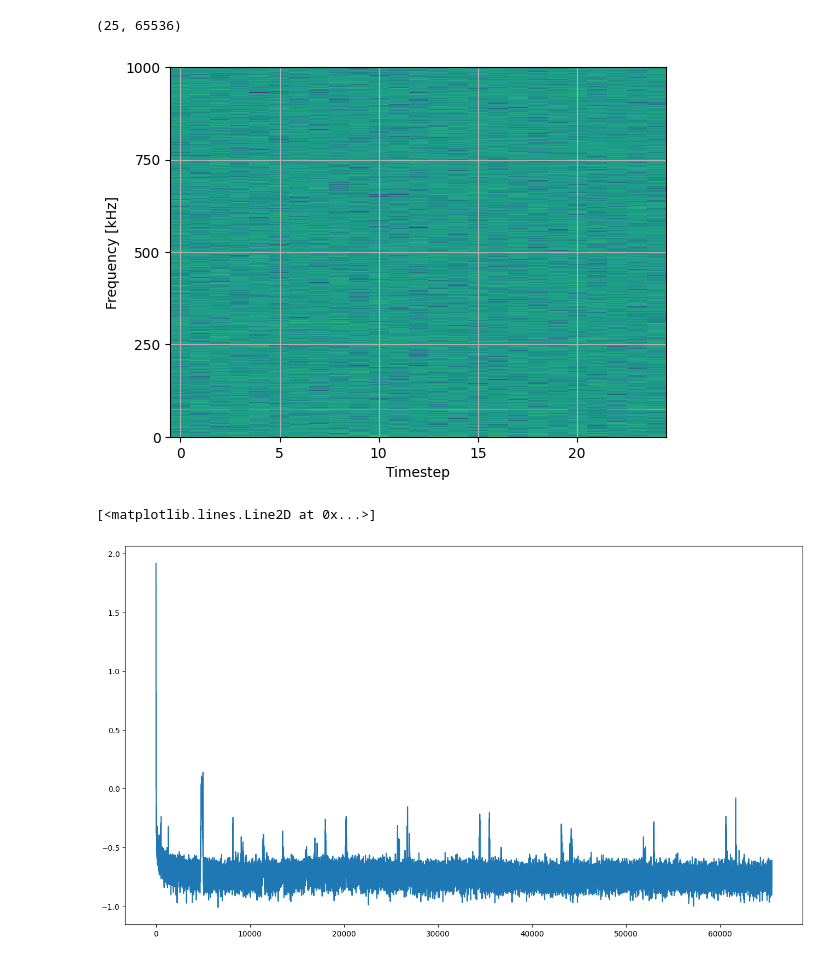
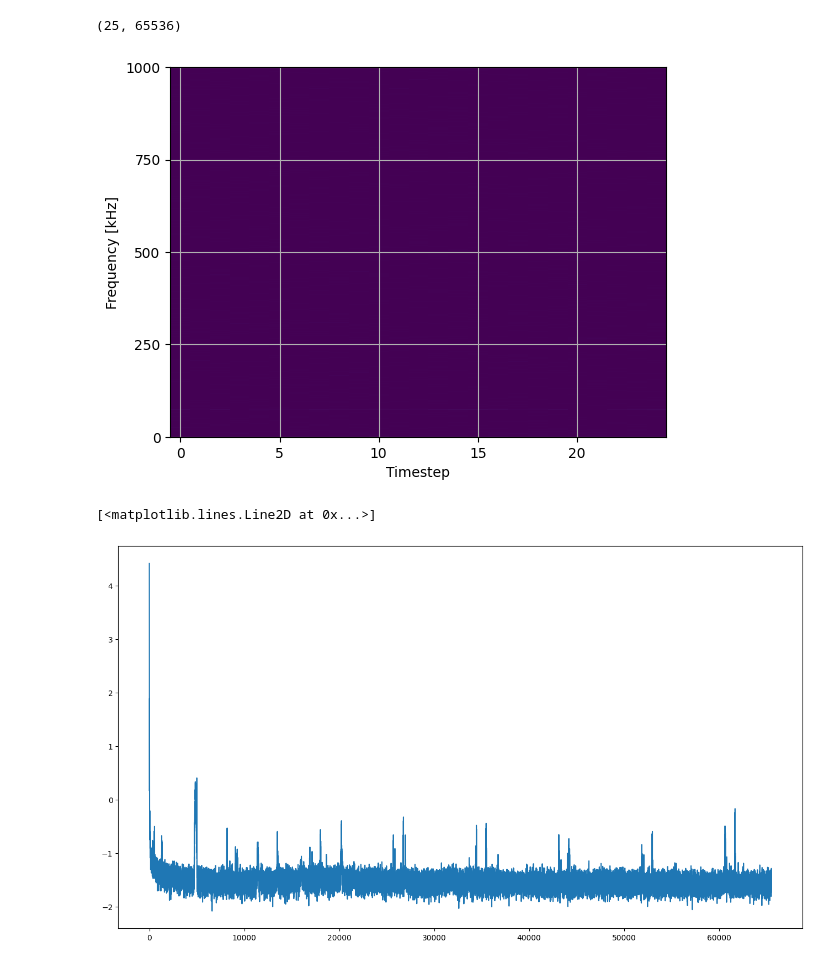
Before and after one commit to fair-acc/pulsed-power-ml, a Jupyter notebook: src/pulsed_power_ml/notebooks/FAIRTestNobebook_NB_2022-09-27.ipynb, the cells around one changed output. Drawn from its saved outputs; the diff is of its cells as text; code cells hidden in the pictures.

```diff
--- a/src/pulsed_power_ml/notebooks/FAIRTestNobebook_NB_2022-09-27.ipynb
+++ b/src/pulsed_power_ml/notebooks/FAIRTestNobebook_NB_2022-09-27.ipynb
@@ -34,6 +34,9 @@ fft_size = 2**17
 data_point_array = read_training_files(folder, fft_size)
 # %%
 background_vector = data_point_array[100:125, int(2*fft_size/2):int(3*fft_size/2)]
+# %%
+for i in range(background_vector.shape[0]):
+    background_vector[i] = 10**background_vector[i]
 # %%
 background_vector.shape
 # %% [output]
@@ -45,15 +48,15 @@ ax = add_contour_plot(background_vector,
                       [0, 1_000],
                       ax)
 # %% [output]
-[figure, old version]
+[figure, new version]
 # %%
 background = calculate_background(background_vector)
 # %%
 fig = plt.figure(figsize=(16,9))
 ax = fig.add_subplot()
-ax.plot(background)
+ax.plot(np.log(background))
 # %% [output]
 [<matplotlib.lines.Line2D at 0x...>]
-[figure, old version]
+[figure, new version]
 # %%
 signal = data_point_array[200, int(2*fft_size/2):int(3*fft_size/2)]
```
Also changed, not shown: parts of 8 cells of this notebook, 1 other file.
